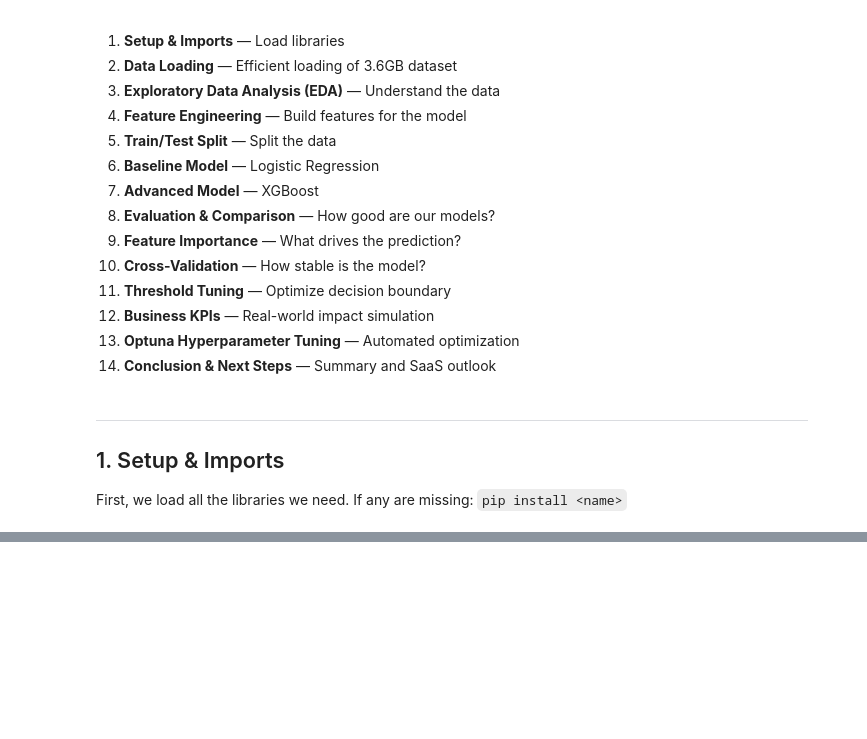
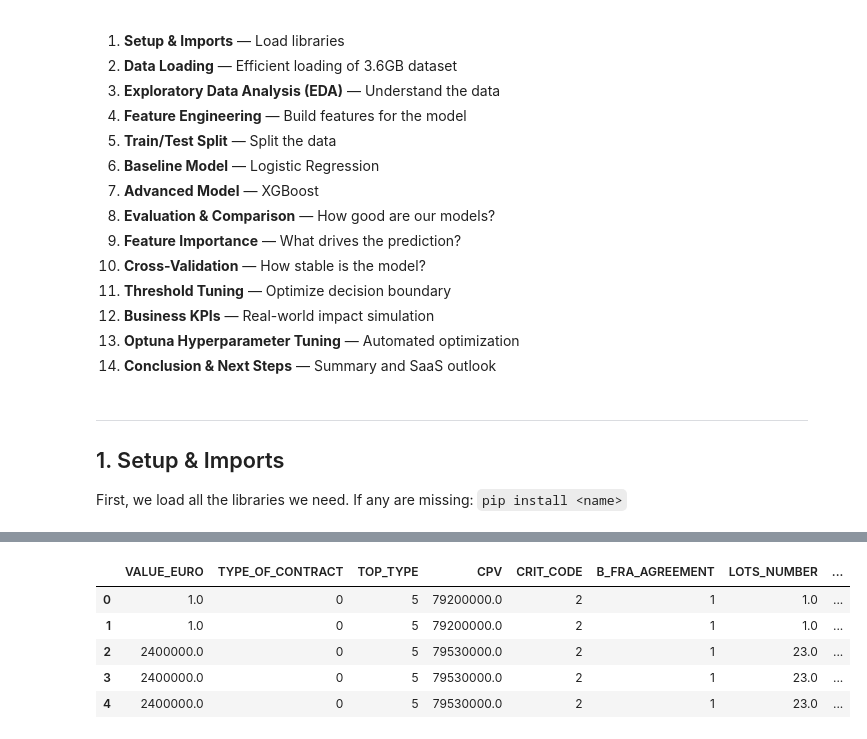
Before and after one commit to Tescoa00/radar.vectyfi, a Jupyter notebook: basile_vectyfi_radar_preview.ipynb, the cells around one changed output, grey strips where cells are left out. Saved outputs shown, nothing was run; the diff lists cells and outputs as text; code cells hidden in the pictures; blank space fills up the shorter version.

```diff
--- a/basile_vectyfi_radar_preview.ipynb
+++ b/basile_vectyfi_radar_preview.ipynb
@@ -1341,0 +68,11 @@ print(f"""
+# %%
+file_path = '/Users/basile/code/Tescoa00/raw_data/export_CFC_2018_2023.csv'
+
+df_raw = pd.read_csv(
+    file_path,
+    nrows=500_000,
+    low_memory=False
+)
+
+print(f'✅ Loaded: {df_raw.shape[0]:,} rows × {df_raw.shape[1]} columns')
+print(f'💾 Memory usage: {df_raw.memory_usage(deep=True).sum() / 1e6:.1f} MB')
@@ -1341,0 +159,8 @@ print(f"""
+# %%
+select_df['awarded'] = select_df['FUTURE_CAN_ID'].notna().astype(int)
+select_df = select_df.drop(columns=['FUTURE_CAN_ID'])
+
+print('=== Target Distribution ===')
+print(select_df['awarded'].value_counts())
+print()
+print(f"Award Rate/baseline: {select_df['awarded'].mean()*100:.1f}%")
@@ -1341,0 +215,9 @@ print(f"""
+# %%
+df_v1.head()
+# %% [output]
+|  | VALUE_EURO | TYPE_OF_CONTRACT | TOP_TYPE | CPV | CRIT_CODE | B_FRA_AGREEMENT | LOTS_NUMBER | ... |
+| 0 | 1.0 | 0 | 5 | 79200000.0 | 2 | 1 | 1.0 | ... |
+| 1 | 1.0 | 0 | 5 | 79200000.0 | 2 | 1 | 1.0 | ... |
+| 2 | 2400000.0 | 0 | 5 | 79530000.0 | 2 | 1 | 23.0 | ... |
+| 3 | 2400000.0 | 0 | 5 | 79530000.0 | 2 | 1 | 23.0 | ... |
+| 4 | 2400000.0 | 0 | 5 | 79530000.0 | 2 | 1 | 23.0 | ... |
```
Also changed, not shown: parts of 68 cells of this notebook, 1 other file.
